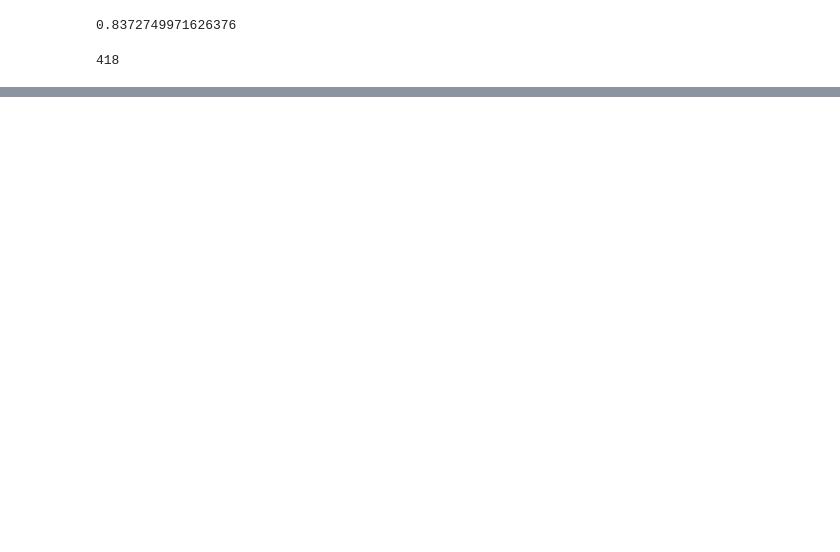
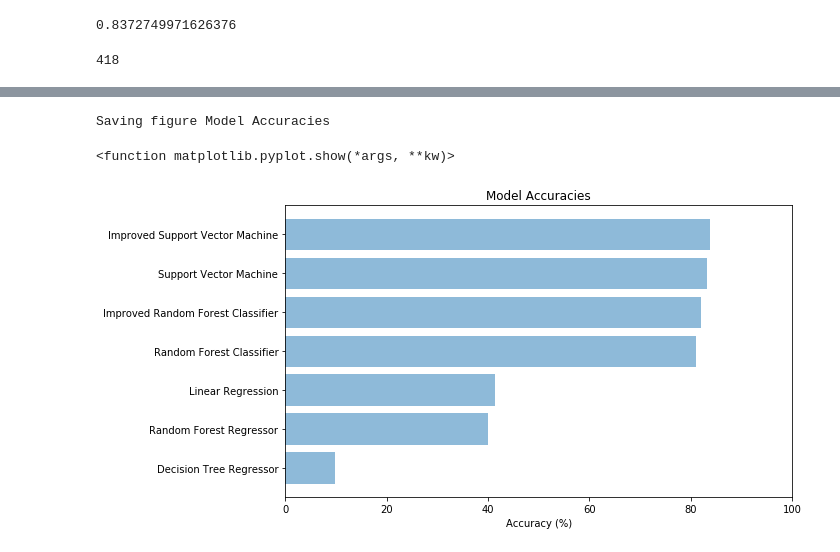
Before and after one commit to NaudeConradie/ADA874, a Jupyter notebook: Kaggle Competition/Titanic/TitanicMLCompetition.ipynb, the cells around one changed output, grey strips where cells are left out. Saved outputs shown, nothing was run; the diff lists cells and outputs as text; code cells hidden in the pictures; blank space fills up the shorter version.

Commit message:
Competition Final Update

```diff
--- a/Kaggle Competition/Titanic/TitanicMLCompetition.ipynb
+++ b/Kaggle Competition/Titanic/TitanicMLCompetition.ipynb
@@ -359,6 +392,6 @@ SVC(C=10, cache_size=200, class_weight=None, coef0=0.0,
   max_iter=-1, probability=False, random_state=None, shrinking=True,
   tol=0.001, verbose=False)
 # %%
-titanic_svm = SVC(C = 10, gamma = 0.02)
+titanic_svm = SVC(C = 15, gamma = 0.02)
 titanic_svm.fit(x_train, y_train)
 # %% [output]
@@ -371,6 +404,8 @@ svm_score = cross_val_score(titanic_svm, x_train, y_train, cv = 10)
 svm_score.mean()
 # %% [output]
 0.8372749971626376
+# %%
+new_svm_score = svm_score.mean()
 # %%
 y_pred_svm = titanic_svm.predict(x_test)
 len(y_pred_svm)
@@ -382,3 +417,19 @@ submission = pd.concat([submission, pd.DataFrame(y_pred_svm)], axis=1)
 submission.columns = ["PassengerId",  "Survived"]
 # %%
 submission.to_csv("submissionSVM_impr.csv", index = False)
+# %%
+PROJECT_ROOT_DIR = r"C:\Users\19673418\Desktop\Repository\ADA874\Kaggle Competition\Titanic"
+CHAPTER_ID = "Titanic"
+
+def save_fig(fig_id, tight_layout=True):
+    path = os.path.join(PROJECT_ROOT_DIR, fig_id + ".png")
+    print("Saving figure", fig_id)
+    if tight_layout:
+        plt.tight_layout()
+    plt.savefig(path, format='png', dpi=300)
+# %%
+models = ["Decision Tree Regressor", "Random Forest Regressor", "Linear Regression", "Random Forest Classifier", "Improved Random Forest Classifier", "Support Vector Machine", "Improved Support Vector Machine"]
+model_pos = np.arange(len(models))
+model_acc = [dtr_score.mean(), rfg_score.mean(), lr_score.mean(), og_rfc_score, new_rfc_score, og_svm_score, new_svm_score]
+model_per = [x*100 for x in model_acc]
+model_per
@@ -384,0 +444,14 @@ submission.to_csv("submissionSVM_impr.csv", index = False)
+# %%
+plt.figure(figsize=(10, 5))
+plt.barh(model_pos, model_per, align = 'center', alpha = 0.5)
+plt.yticks(model_pos, models)
+plt.xlabel('Accuracy (%)')
+plt.title('Model Accuracies')
+axes = plt.gca()
+axes.set_xlim([0, 100])
+save_fig("Model Accuracies")
+plt.show
+# %% [output]
+Saving figure Model Accuracies
+<function matplotlib.pyplot.show(*args, **kw)>
+[figure, added]
```
Also changed, not shown: parts of 24 cells of this notebook, 6 other files.
